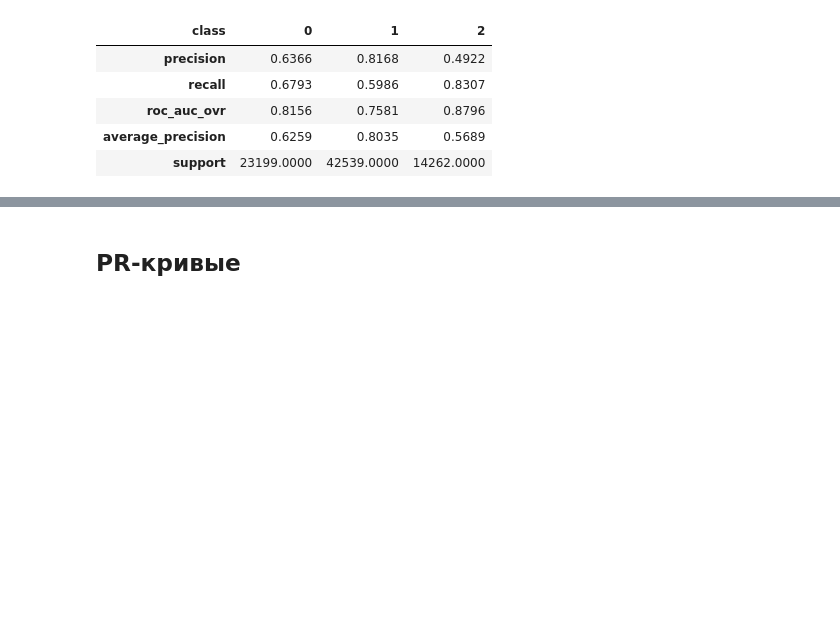
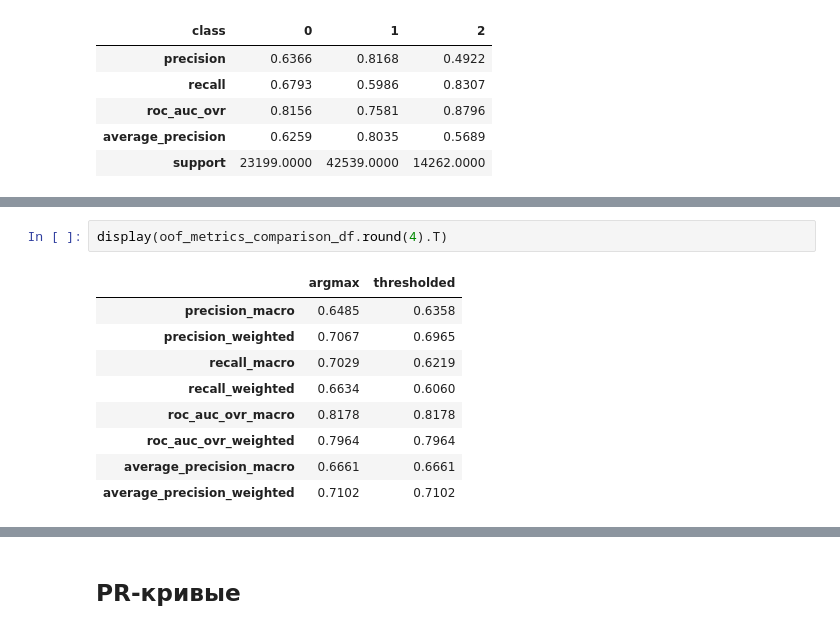
Before and after one commit to Stolide-anseed/Credit-Score, a Jupyter notebook: notebooks/experiment_pipeline.ipynb, the cells around one changed output, grey strips where cells are left out. Saved outputs shown, nothing was run; the diff lists cells and outputs as text; blank space fills up the shorter version.

```diff
--- a/notebooks/experiment_pipeline.ipynb
+++ b/notebooks/experiment_pipeline.ipynb
@@ -365,0 +512,12 @@ display(per_class_metrics_df.round(4).T)
+# %%
+display(oof_metrics_comparison_df.round(4).T)
+# %% [output]
+|  | argmax | thresholded |
+| precision_macro | 0.6485 | 0.6358 |
+| precision_weighted | 0.7067 | 0.6965 |
+| recall_macro | 0.7029 | 0.6219 |
+| recall_weighted | 0.6634 | 0.6060 |
+| roc_auc_ovr_macro | 0.8178 | 0.8178 |
+| roc_auc_ovr_weighted | 0.7964 | 0.7964 |
+| average_precision_macro | 0.6661 | 0.6661 |
+| average_precision_weighted | 0.7102 | 0.7102 |
```
Also changed, not shown: parts of 7 cells of this notebook, 2 other files.
